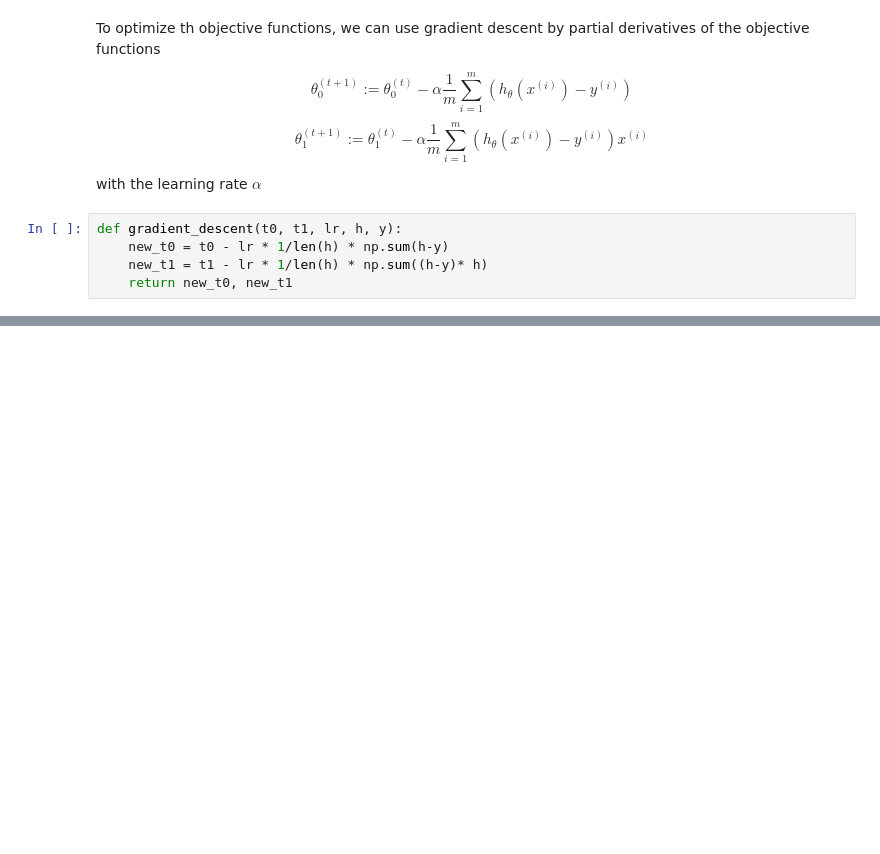
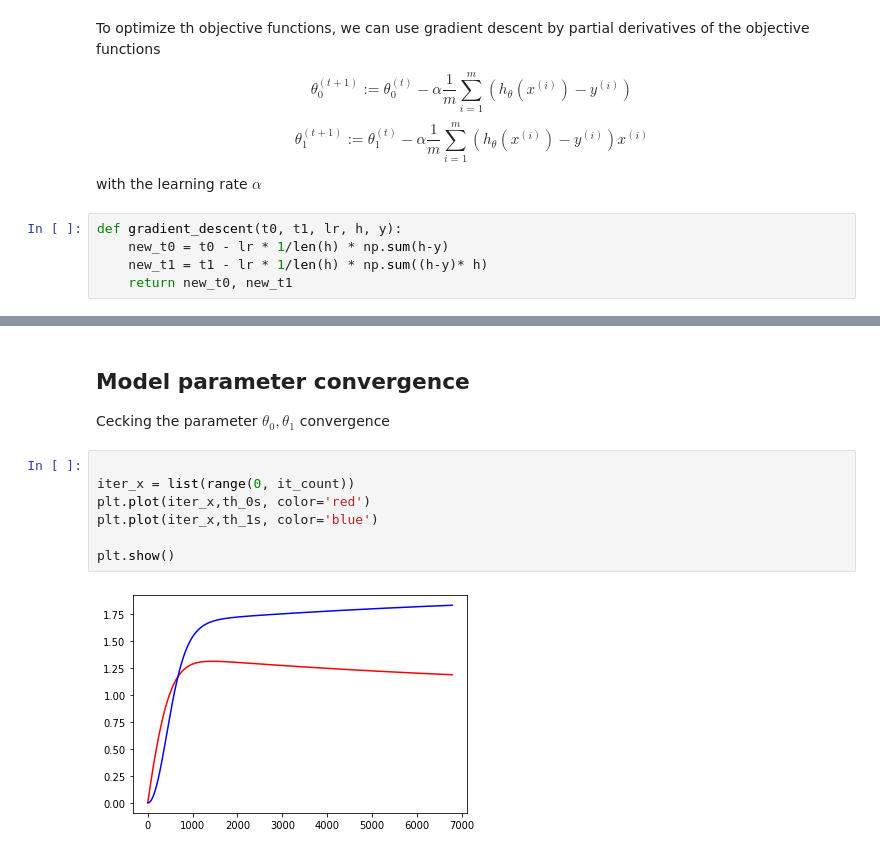
Before and after one commit to cielixer/CAU-MachineLearning2020-1st, a Jupyter notebook: Homework02/LinearRegression.ipynb, the cells around one changed output, grey strips where cells are left out. Cells and saved outputs as stored; diff of their text form; blank space fills up the shorter version.

```diff
--- a/Homework02/LinearRegression.ipynb
+++ b/Homework02/LinearRegression.ipynb
@@ -125,0 +145,13 @@ hypothesis theta 2 = 1.1084392334818394
+# %% [markdown]
+## Model parameter convergence
+
+Cecking the parameter $\theta_0, \theta_1$ convergence
+# %%
+
+iter_x = list(range(0, it_count))
+plt.plot(iter_x,th_0s, color='red')
+plt.plot(iter_x,th_1s, color='blue')
+
+plt.show()
+# %% [output]
+[figure, added]
```
Also changed, not shown: parts of 6 cells of this notebook.
